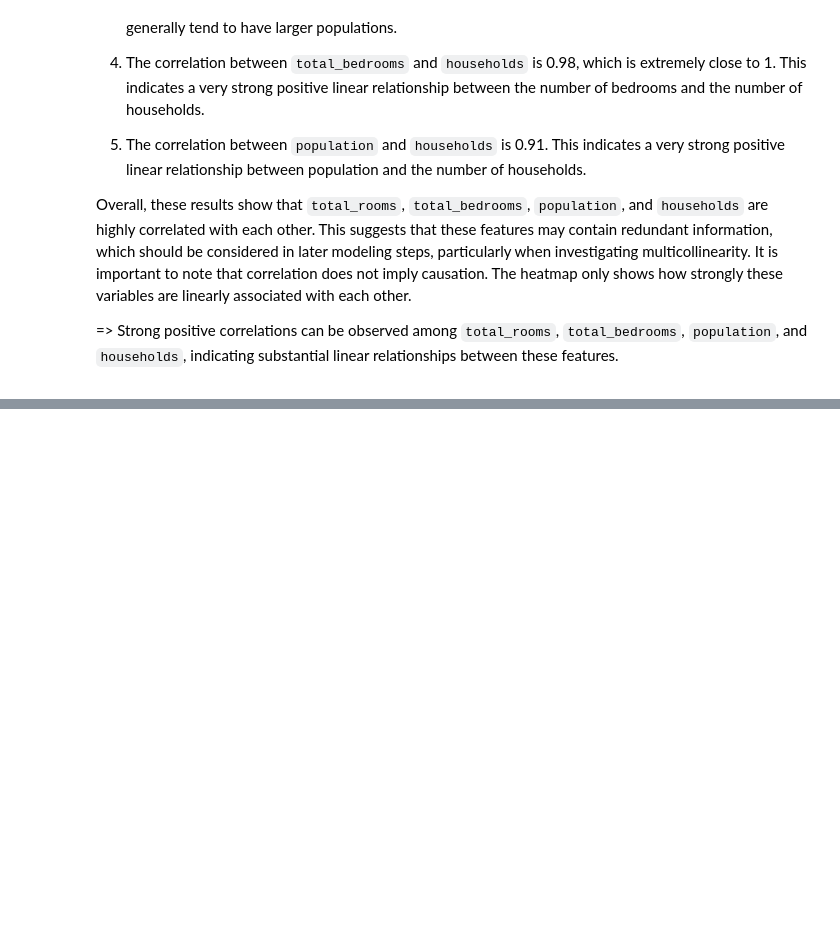
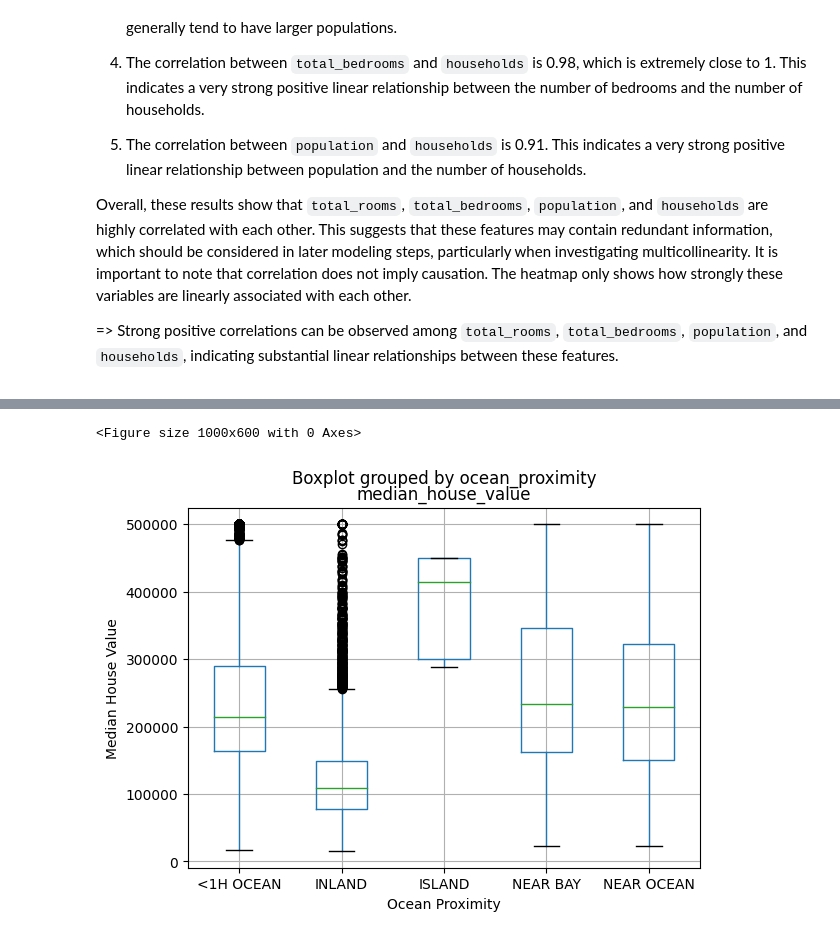
Before and after one commit to donyafallah/California-Housing, a Jupyter notebook: California Housing.ipynb, the cells around one changed output, grey strips where cells are left out. Saved outputs shown, nothing was run; the diff lists cells and outputs as text; code cells hidden in the pictures; blank space fills up the shorter version.

Commit message:
EDA: compare house values by ocean proximity

```diff
--- a/California Housing.ipynb
+++ b/California Housing.ipynb
@@ -305,0 +350,16 @@ It is important to note that correlation does not imply causation. The heatmap o
+# %%
+plt.figure(figsize=(10,6))
+
+dataset.boxplot(
+    column="median_house_value",
+    by="ocean_proximity"
+)
+
+plt.xlabel("Ocean Proximity")
+plt.ylabel("Median House Value")
+## plt.title("House Value by Ocean Proximity")
+
+plt.show()
+# %% [output]
+<Figure size 1000x600 with 0 Axes>
+[figure, added]
```
Also changed, not shown: parts of 5 cells of this notebook.
